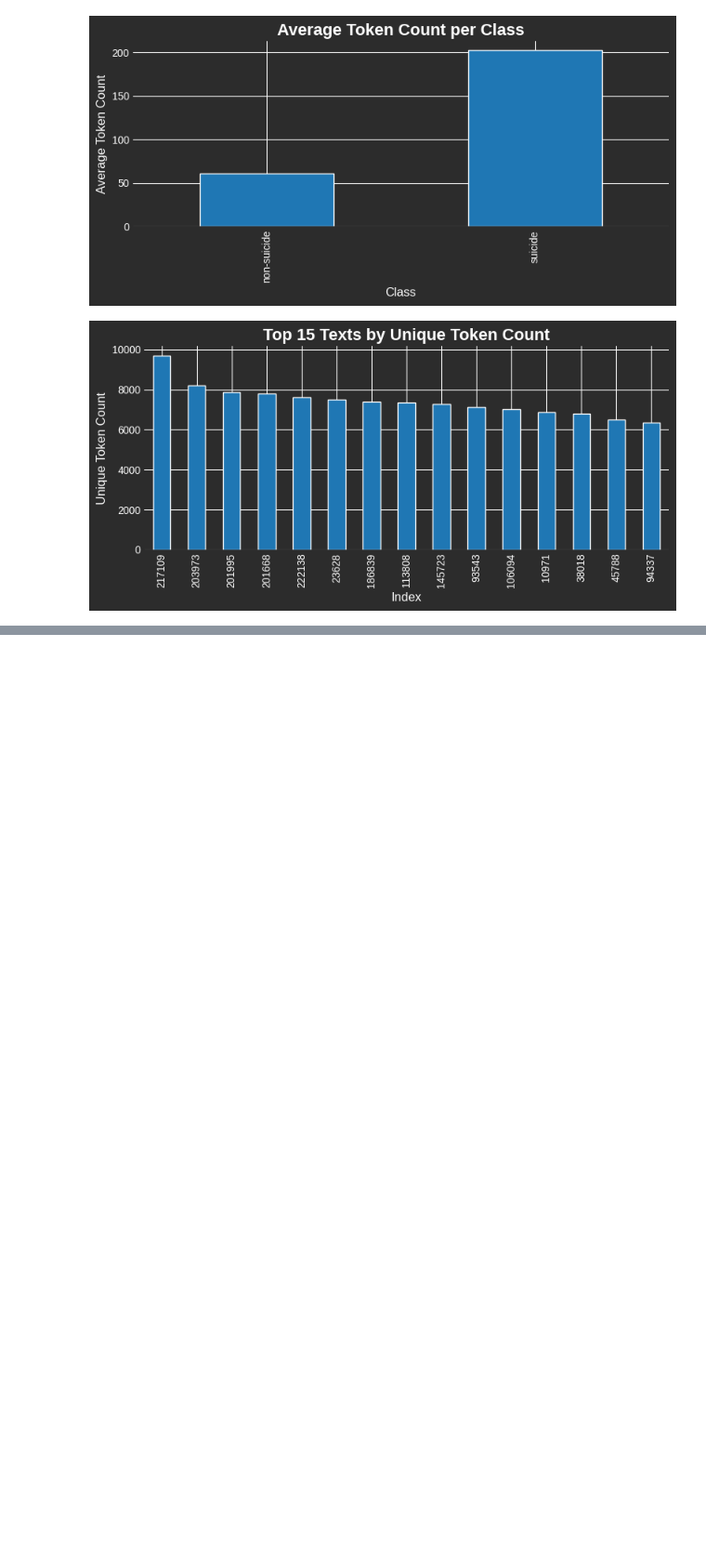
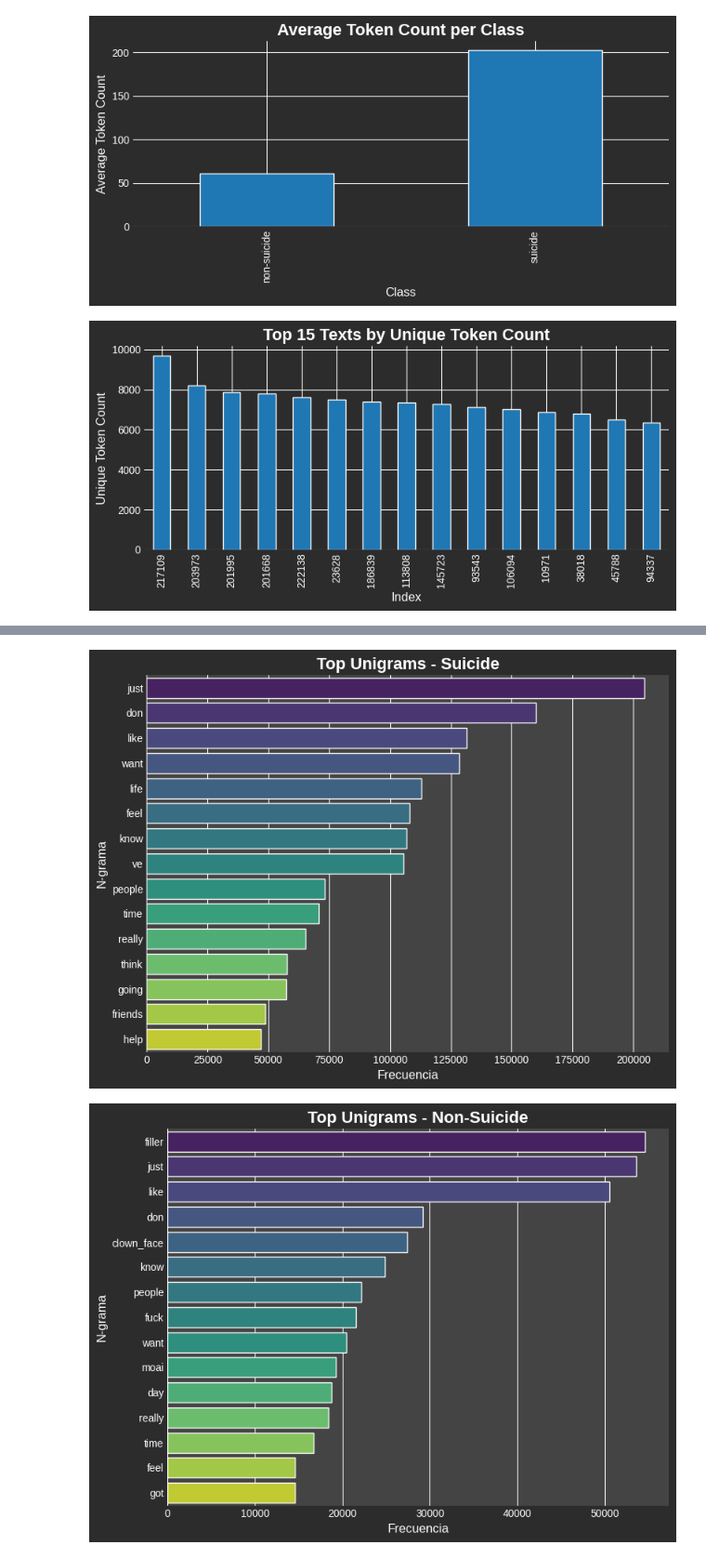
Before and after one commit to Roberto13-Vil/mental-health-text-classification, a Jupyter notebook: Notebooks/01_exploratory_data.ipynb, the cells around one changed output, grey strips where cells are left out. Shown: that part at 93% size. Cells and saved outputs as stored; diff of their text form; code cells hidden in the pictures; blank space fills up the shorter version.

```diff
--- a/Notebooks/01_exploratory_data.ipynb
+++ b/Notebooks/01_exploratory_data.ipynb
@@ -278,0 +288,2 @@ ValueError: Couldn't find space to draw. Either the Canvas size is too small or
+# %%
+df = pd.read_parquet('../Data/cleaned_suicide_detection.parquet')
@@ -278,0 +300,41 @@ ValueError: Couldn't find space to draw. Either the Canvas size is too small or
+# %%
+def plot_ngrams(freq_df, title, path):
+    with plt.style.context('seaborn-v0_8-darkgrid'):
+        fig, ax = plt.subplots(figsize=(8, 6), facecolor='#2c2c2c')
+        sns.barplot(
+            data=freq_df,
+            y='ngram',
+            x='count',
+            hue='ngram',
+            palette='viridis',
+            legend=False,
+            edgecolor='white',
+            ax=ax
+        )
+
+        ax.set_title(title, color='white', fontsize=16, weight='bold')
+        ax.set_facecolor('#444444')
+        ax.set_xlabel('Frecuencia', color='white', fontsize=12)
+        ax.set_ylabel('N-grama', color='white', fontsize=12)
+        ax.tick_params(colors='white', labelsize=10)
+        ax.spines['bottom'].set_color('white')
+        ax.spines['left'].set_color('white')
+        ax.spines['top'].set_visible(False)
+        ax.spines['right'].set_visible(False)
+        fig.tight_layout()
+        plt.savefig(path)
+        plt.show()
+# %%
+suicide_ngrams = get_top_ngrams(df[df['class'] == 'suicide']['text'], ngram_range=(1, 1), n=15)
+nonsuicide_ngrams = get_top_ngrams(df[df['class'] == 'non-suicide']['text'], ngram_range=(1, 1), n=15)
+
+suicide_bigrams = get_top_ngrams(df[df['class'] == 'suicide']['text'], ngram_range=(2, 2), n=15)
+nonsuicide_bigrams = get_top_ngrams(df[df['class'] == 'non-suicide']['text'], ngram_range=(2, 2), n=15)
+# %%
+plot_ngrams(suicide_ngrams, "Top Unigrams - Suicide", '../Outputs/Images/unigrams_suicide')
+plot_ngrams(nonsuicide_ngrams, "Top Unigrams - Non-Suicide", '../Outputs/Images/unigrams_non_suicide')
+plot_ngrams(suicide_bigrams, "Top Bigrams - Suicide", '../Outputs/Images/bigrams_suicide')
+plot_ngrams(nonsuicide_bigrams, "Top Bigrams - Non-Suicide", '../Outputs/Images/bigrams_non_suicide')
+# %% [output]
+[figure, added]
+[figure, added]
```
Also changed, not shown: parts of 8 cells of this notebook, 5 other files.
